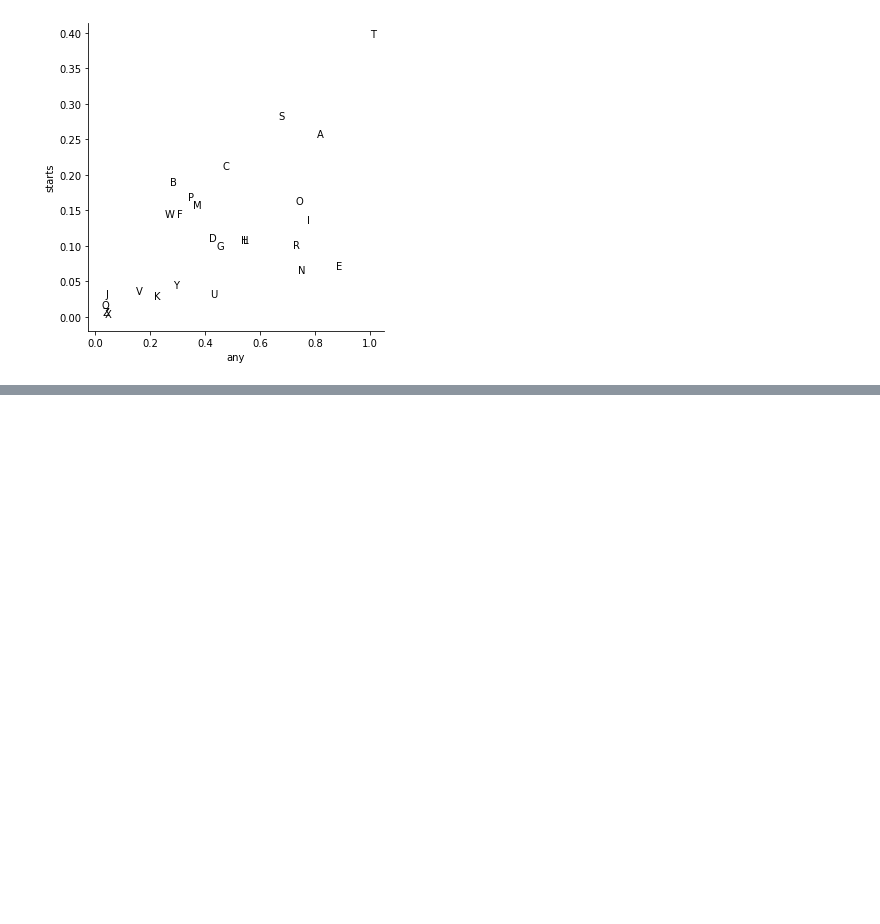
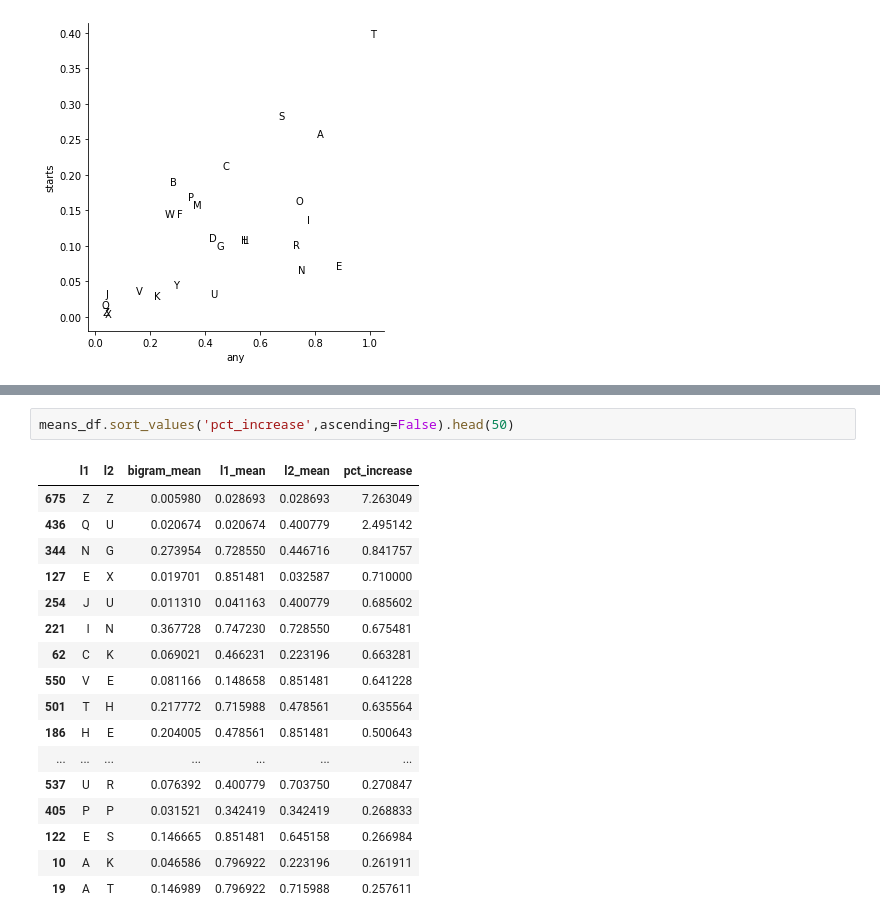
Before and after one commit to evanrgreen/WheelOfFortune, a Jupyter notebook: WOF analysis.ipynb, the cells around one changed output, grey strips where cells are left out. Drawn from its saved outputs; the diff is of its cells as text; blank space fills up the shorter version.

```diff
--- a/WOF analysis.ipynb
+++ b/WOF analysis.ipynb
@@ -224,0 +427,20 @@ for x in puzzles.Puzzle.values:
+# %%
+means_df.sort_values('pct_increase',ascending=False).head(50)
+# %% [output]
+|  | l1 | l2 | bigram_mean | l1_mean | l2_mean | pct_increase |
+| 675 | Z | Z | 0.005980 | 0.028693 | 0.028693 | 7.263049 |
+| 436 | Q | U | 0.020674 | 0.020674 | 0.400779 | 2.495142 |
+| 344 | N | G | 0.273954 | 0.728550 | 0.446716 | 0.841757 |
+| 127 | E | X | 0.019701 | 0.851481 | 0.032587 | 0.710000 |
+| 254 | J | U | 0.011310 | 0.041163 | 0.400779 | 0.685602 |
+| 221 | I | N | 0.367728 | 0.747230 | 0.728550 | 0.675481 |
+| 62 | C | K | 0.069021 | 0.466231 | 0.223196 | 0.663281 |
+| 550 | V | E | 0.081166 | 0.148658 | 0.851481 | 0.641228 |
+| 501 | T | H | 0.217772 | 0.715988 | 0.478561 | 0.635564 |
+| 186 | H | E | 0.204005 | 0.478561 | 0.851481 | 0.500643 |
+| ... | ... | ... | ... | ... | ... | ... |
+| 537 | U | R | 0.076392 | 0.400779 | 0.703750 | 0.270847 |
+| 405 | P | P | 0.031521 | 0.342419 | 0.342419 | 0.268833 |
+| 122 | E | S | 0.146665 | 0.851481 | 0.645158 | 0.266984 |
+| 10 | A | K | 0.046586 | 0.796922 | 0.223196 | 0.261911 |
+| 19 | A | T | 0.146989 | 0.796922 | 0.715988 | 0.257611 |
```
Also changed, not shown: parts of 16 cells of this notebook.
